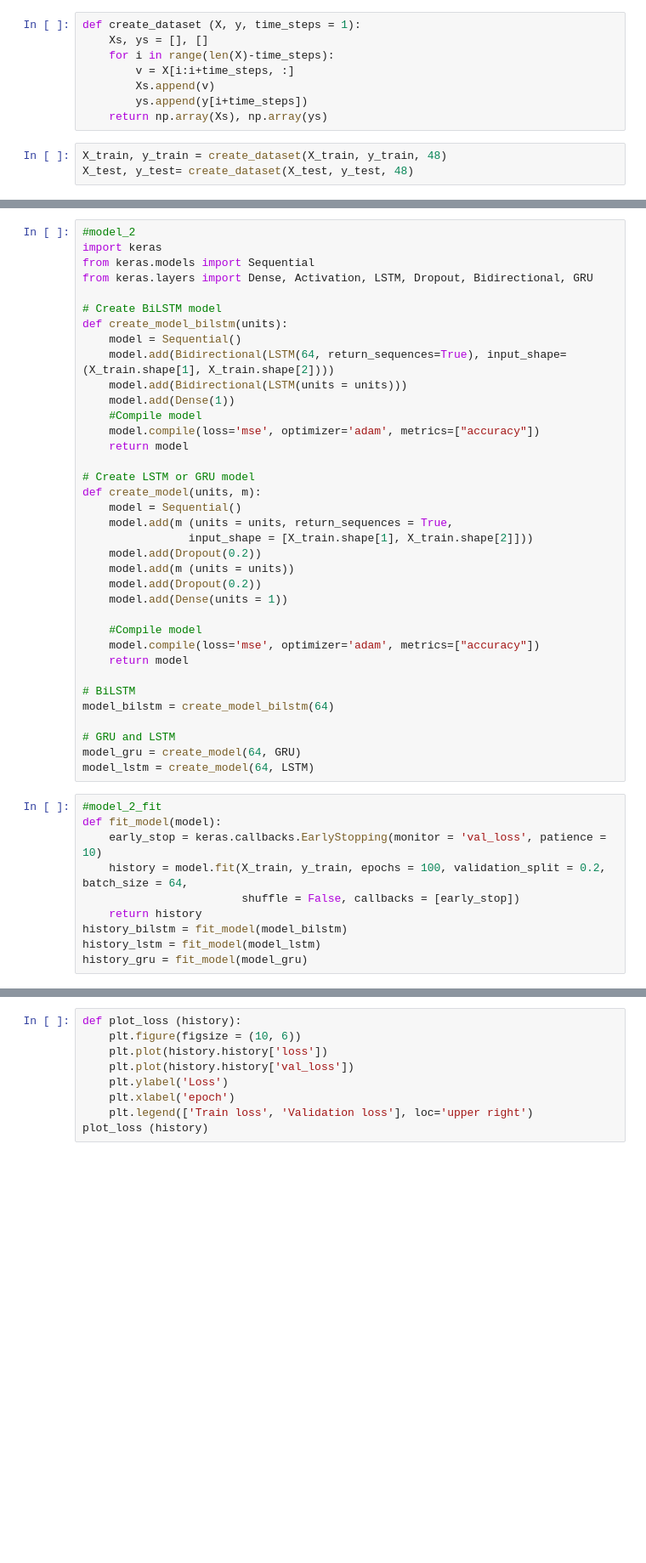
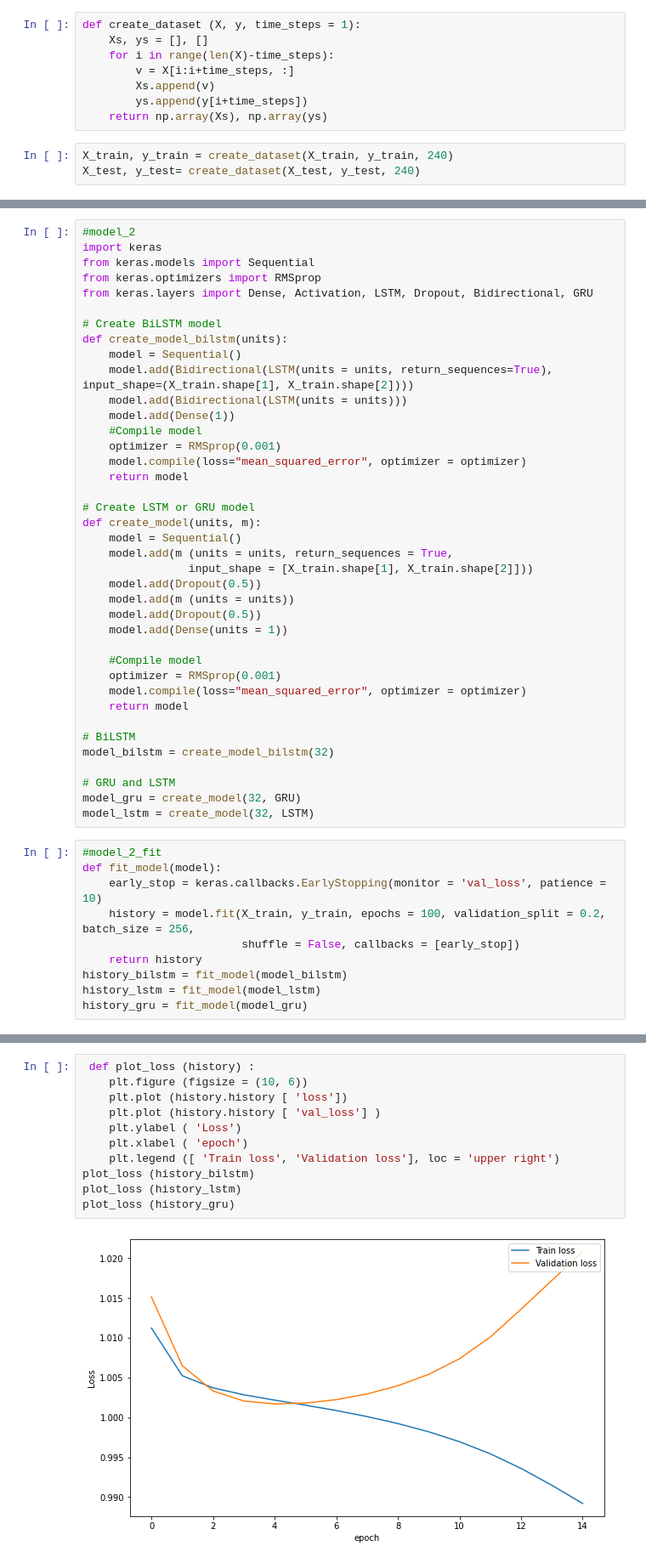
Before and after one commit to J-woooo/Dacon, a Jupyter notebook: wooooooo/ActionBeam.ipynb, the cells around one changed output, grey strips where cells are left out. Shown at 85% size. Drawn from its saved outputs; the diff is of its cells as text; blank space fills up the shorter version.

```diff
--- a/wooooooo/ActionBeam.ipynb
+++ b/wooooooo/ActionBeam.ipynb
@@ -109,8 +124,8 @@ def create_dataset (X, y, time_steps = 1):
         ys.append(y[i+time_steps])
     return np.array(Xs), np.array(ys)
 # %%
-X_train, y_train = create_dataset(X_train, y_train, 48)
-X_test, y_test= create_dataset(X_test, y_test, 48)
+X_train, y_train = create_dataset(X_train, y_train, 240)
+X_test, y_test= create_dataset(X_test, y_test, 240)
 # %%
 print('X_train.shape: ', X_test.shape)
 print('y_train.shape: ', y_train.shape)
@@ -162,16 +161,18 @@ Epoch 65/100
 #model_2
 import keras
 from keras.models import Sequential
+from keras.optimizers import RMSprop
 from keras.layers import Dense, Activation, LSTM, Dropout, Bidirectional, GRU
 
 # Create BiLSTM model
 def create_model_bilstm(units):
     model = Sequential()
-    model.add(Bidirectional(LSTM(64, return_sequences=True), input_shape=(X_train.shape[1], X_train.shape[2])))
+    model.add(Bidirectional(LSTM(units = units, return_sequences=True), input_shape=(X_train.shape[1], X_train.shape[2])))
     model.add(Bidirectional(LSTM(units = units)))
     model.add(Dense(1))
     #Compile model
-    model.compile(loss='mse', optimizer='adam', metrics=["accuracy"])
+    optimizer = RMSprop(0.001)
+    model.compile(loss="mean_squared_error", optimizer = optimizer)
     return model
 
 # Create LSTM or GRU model
@@ -179,26 +180,27 @@ def create_model(units, m):
     model = Sequential()
     model.add(m (units = units, return_sequences = True,
                 input_shape = [X_train.shape[1], X_train.shape[2]]))
-    model.add(Dropout(0.2))
+    model.add(Dropout(0.5))
     model.add(m (units = units))
-    model.add(Dropout(0.2))
+    model.add(Dropout(0.5))
     model.add(Dense(units = 1))
 
     #Compile model
-    model.compile(loss='mse', optimizer='adam', metrics=["accuracy"])
+    optimizer = RMSprop(0.001)
+    model.compile(loss="mean_squared_error", optimizer = optimizer)
     return model
 
 # BiLSTM
-model_bilstm = create_model_bilstm(64)
+model_bilstm = create_model_bilstm(32)
 
 # GRU and LSTM
-model_gru = create_model(64, GRU)
-model_lstm = create_model(64, LSTM)
+model_gru = create_model(32, GRU)
+model_lstm = create_model(32, LSTM)
 # %%
 #model_2_fit
 def fit_model(model):
     early_stop = keras.callbacks.EarlyStopping(monitor = 'val_loss', patience = 10)
-    history = model.fit(X_train, y_train, epochs = 100, validation_split = 0.2, batch_size = 64,
+    history = model.fit(X_train, y_train, epochs = 100, validation_split = 0.2, batch_size = 256,
                         shuffle = False, callbacks = [early_stop])
     return history
 history_bilstm = fit_model(model_bilstm)
@@ -207,9 +227,13 @@ history_gru = fit_model(model_gru)
 # %%
-def plot_loss (history):
-    plt.figure(figsize = (10, 6))
-    plt.plot(history.history['loss'])
-    plt.plot(history.history['val_loss'])
-    plt.ylabel('Loss')
-    plt.xlabel('epoch')
-    plt.legend(['Train loss', 'Validation loss'], loc='upper right')
-plot_loss (history)
+ def plot_loss (history) :
+    plt.figure (figsize = (10, 6))
+    plt.plot (history.history [ 'loss'])
+    plt.plot (history.history [ 'val_loss'] )
+    plt.ylabel ( 'Loss')
+    plt.xlabel ( 'epoch')
+    plt.legend ([ 'Train loss', 'Validation loss'], loc = 'upper right')
+plot_loss (history_bilstm)
+plot_loss (history_lstm)
+plot_loss (history_gru)
+# %% [output]
+[figure, added]
```
Also changed, not shown: parts of 16 cells of this notebook.
